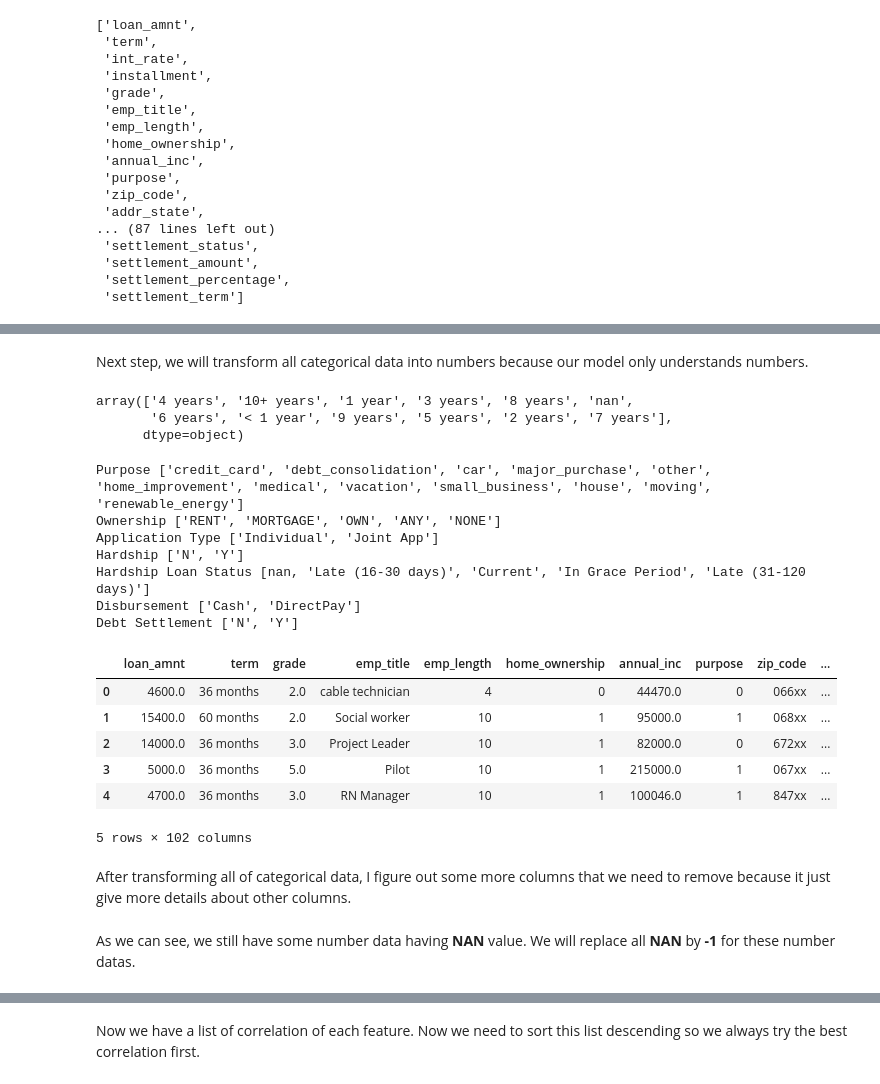
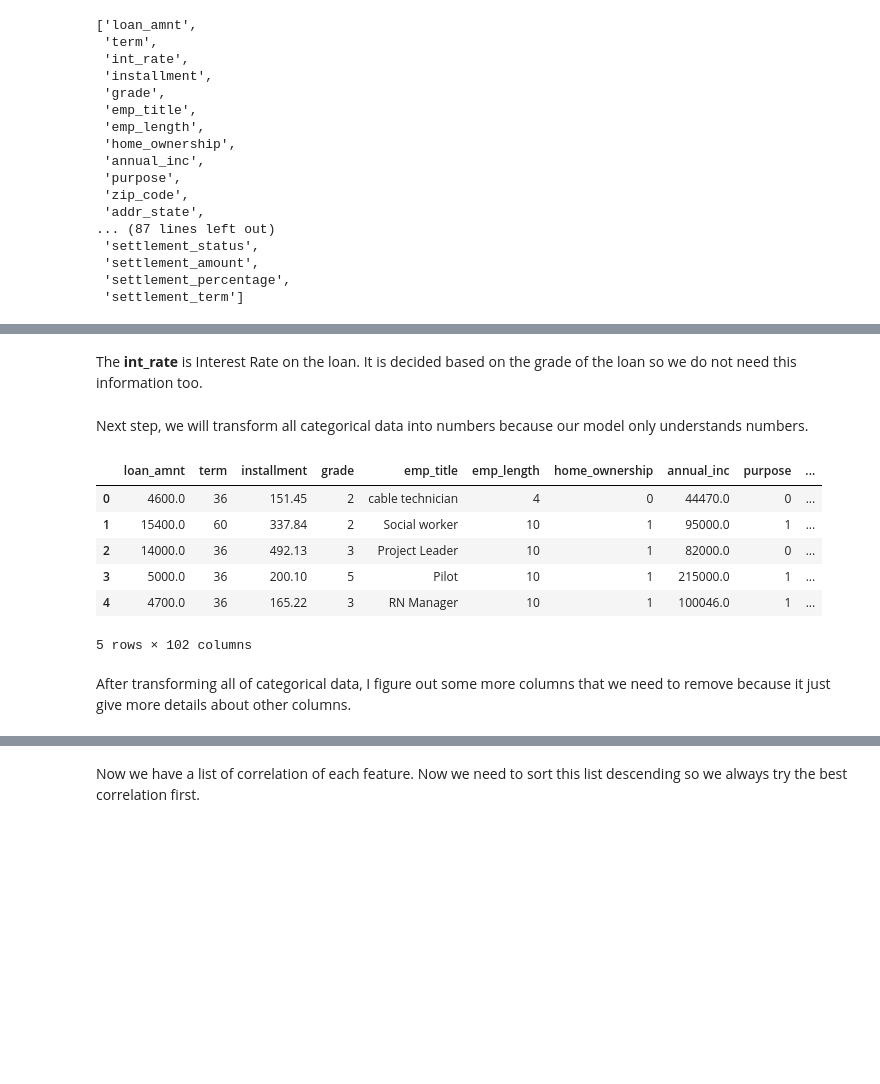
Before and after one commit to vtnlinh95/Loan-Prediction, a Jupyter notebook: Lender Approve Predict.ipynb, the cells around one changed output, grey strips where cells are left out. Saved outputs shown, nothing was run; the diff lists cells and outputs as text; code cells hidden in the pictures; blank space fills up the shorter version.

```diff
--- a/Lender Approve Predict.ipynb
+++ b/Lender Approve Predict.ipynb
@@ -75,7 +75,7 @@ There are two things we need to do with the outcome dataset:
 * We need to transform all the outcome data into number so the model can understand it.
 # %%
 full_data = full_data[pd.notnull(full_data['grade'])]
-map_grade = {"A":1,"B":2,"C":3,"D":4,"E":5,"F":6}
+map_grade = {"A":1,"B":2,"C":3,"D":4,"E":5,"F":6, 'G': 7}
 full_data["grade"] = full_data["grade"].map(map_grade)
 full_data['grade'].head(5)
 # %% [output]
@@ -136,11 +134,0 @@ The **installment** describes the monthly payment owed by the borrower if the lo
-# %%
-full_data.drop(['int_rate'], axis=1, inplace=True)
-def ableToPay(annualInc, installment):
-    monthInc = annualInc / 12
-    if (monthInc >= installment):
-        return 1
-    else:
-        return 0
-
-full_data['ability_to_pay'] = full_data.apply(lambda row: ableToPay(row['annual_inc'], row['installment']), axis=1)
-full_data.drop(['installment'], axis=1, inplace=True)
@@ -155,0 +135,2 @@ Name: term, dtype: object
+# %% [markdown]
+The **int_rate** is Interest Rate on the loan. It is decided based on the grade of the loan so we do not need this information too.
@@ -156,11 +139,5 @@ Name: term, dtype: object
 # %% [markdown]
 Next step, we will transform all categorical data into numbers because our model only understands numbers.
-# %%
-full_data['emp_length'].unique()
-# %% [output]
-array(['4 years', '10+ years', '1 year', '3 years', '8 years', 'nan',
-       '6 years', '< 1 year', '9 years', '5 years', '2 years', '7 years'],
-      dtype=object)
 # %%
 def convertEmploymentLength(l):
     if l == '< 1 year' or l == 'nan':
@@ -201,29 +171,20 @@ def transformCategoricalData(df):
         result.at[index, 'debt_settlement_flag'] = convert(row['debt_settlement_flag'], listDebtFlag)
     return result
 # %%
-full_data['term'] = full_data['term'].apply(lambda x: x.lstrip())
+full_data['term'] = full_data['term'].apply(lambda x: x[:3])
 full_data['emp_length'] = full_data['emp_length'].astype('str')
 full_data = transformCategoricalData(full_data)
 full_data.head(5)
 # %% [output]
+|  | loan_amnt | term | installment | grade | emp_title | emp_length | home_ownership | annual_inc | purpose | ... |
+| 0 | 4600.0 | 36 | 151.45 | 2 | cable technician | 4 | 0 | 44470.0 | 0 | ... |
+| 1 | 15400.0 | 60 | 337.84 | 2 | Social worker | 10 | 1 | 95000.0 | 1 | ... |
+| 2 | 14000.0 | 36 | 492.13 | 3 | Project Leader | 10 | 1 | 82000.0 | 0 | ... |
+| 3 | 5000.0 | 36 | 200.10 | 5 | Pilot | 10 | 1 | 215000.0 | 1 | ... |
+| 4 | 4700.0 | 36 | 165.22 | 3 | RN Manager | 10 | 1 | 100046.0 | 1 | ... |
-Purpose ['credit_card', 'debt_consolidation', 'car', 'major_purchase', 'other', 'home_improvement', 'medical', 'vacation', 'small_business', 'house', 'moving', 'renewable_energy']
-Ownership ['RENT', 'MORTGAGE', 'OWN', 'ANY', 'NONE']
-Application Type ['Individual', 'Joint App']
-Hardship ['N', 'Y']
-Hardship Loan Status [nan, 'Late (16-30 days)', 'Current', 'In Grace Period', 'Late (31-120 days)']
-Disbursement ['Cash', 'DirectPay']
-Debt Settlement ['N', 'Y']
+5 rows × 102 columns
-|  | loan_amnt | term | grade | emp_title | emp_length | home_ownership | annual_inc | purpose | zip_code | ... |
-| 0 | 4600.0 | 36 months | 2.0 | cable technician | 4 | 0 | 44470.0 | 0 | 066xx | ... |
-| 1 | 15400.0 | 60 months | 2.0 | Social worker | 10 | 1 | 95000.0 | 1 | 068xx | ... |
-| 2 | 14000.0 | 36 months | 3.0 | Project Leader | 10 | 1 | 82000.0 | 0 | 672xx | ... |
-| 3 | 5000.0 | 36 months | 5.0 | Pilot | 10 | 1 | 215000.0 | 1 | 067xx | ... |
-| 4 | 4700.0 | 36 months | 3.0 | RN Manager | 10 | 1 | 100046.0 | 1 | 847xx | ... |
-5 rows × 102 columns
 # %% [markdown]
 After transforming all of categorical data, I figure out some more columns that we need to remove because it just give more details about other columns.
 # %%
 full_data.drop(['emp_title', 'settlement_status','hardship_loan_status', 'hardship_dpd',
                'hardship_end_date', 'hardship_start_date', 'deferral_term', 'hardship_status', 'zip_code', ], axis=1, inplace=True)
-# %% [markdown]
-As we can see, we still have some number data having **NAN** value. We will replace all **NAN** by **-1** for these number datas.
```
Also changed, not shown: parts of 57 cells of this notebook.
